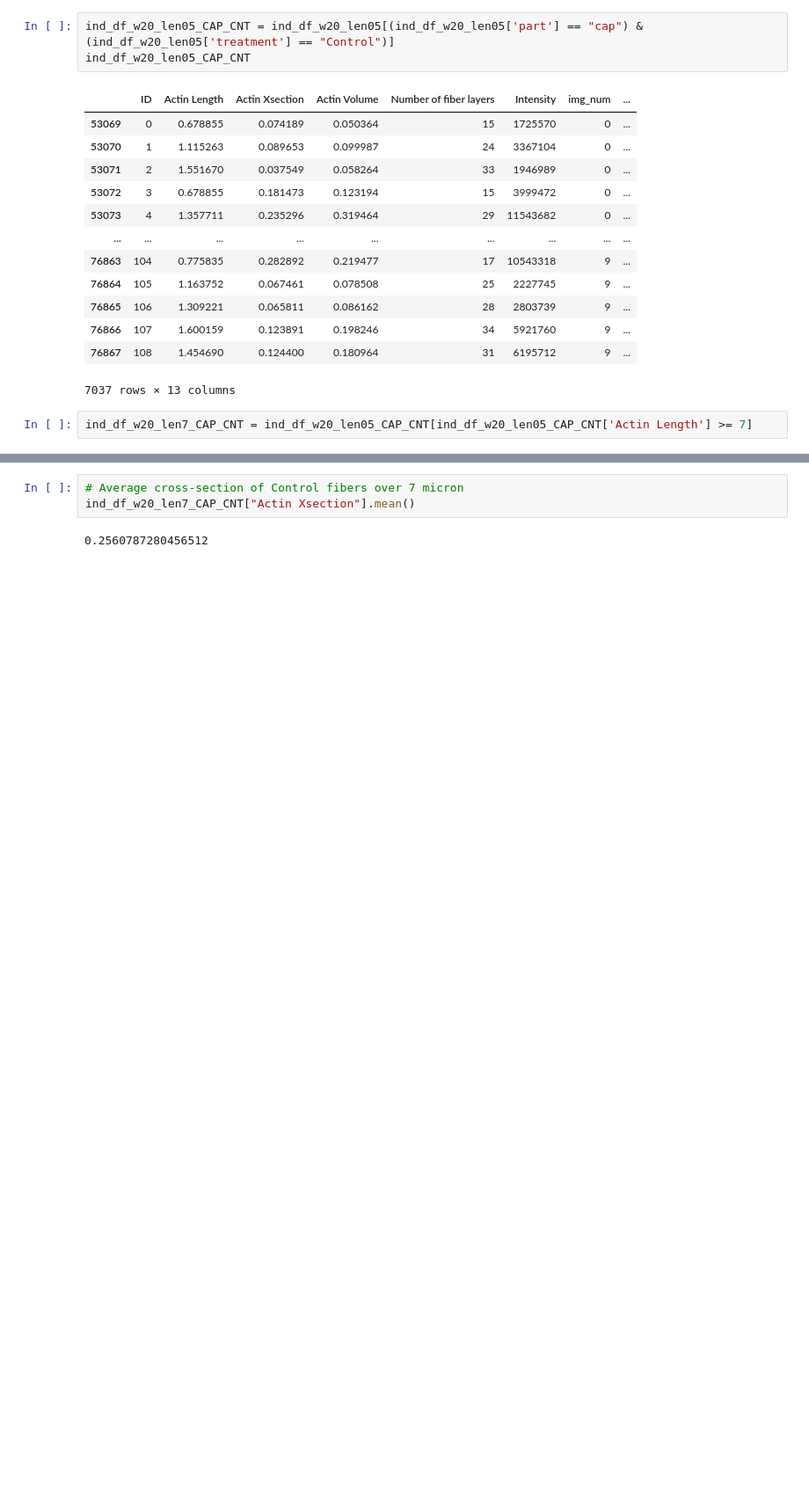
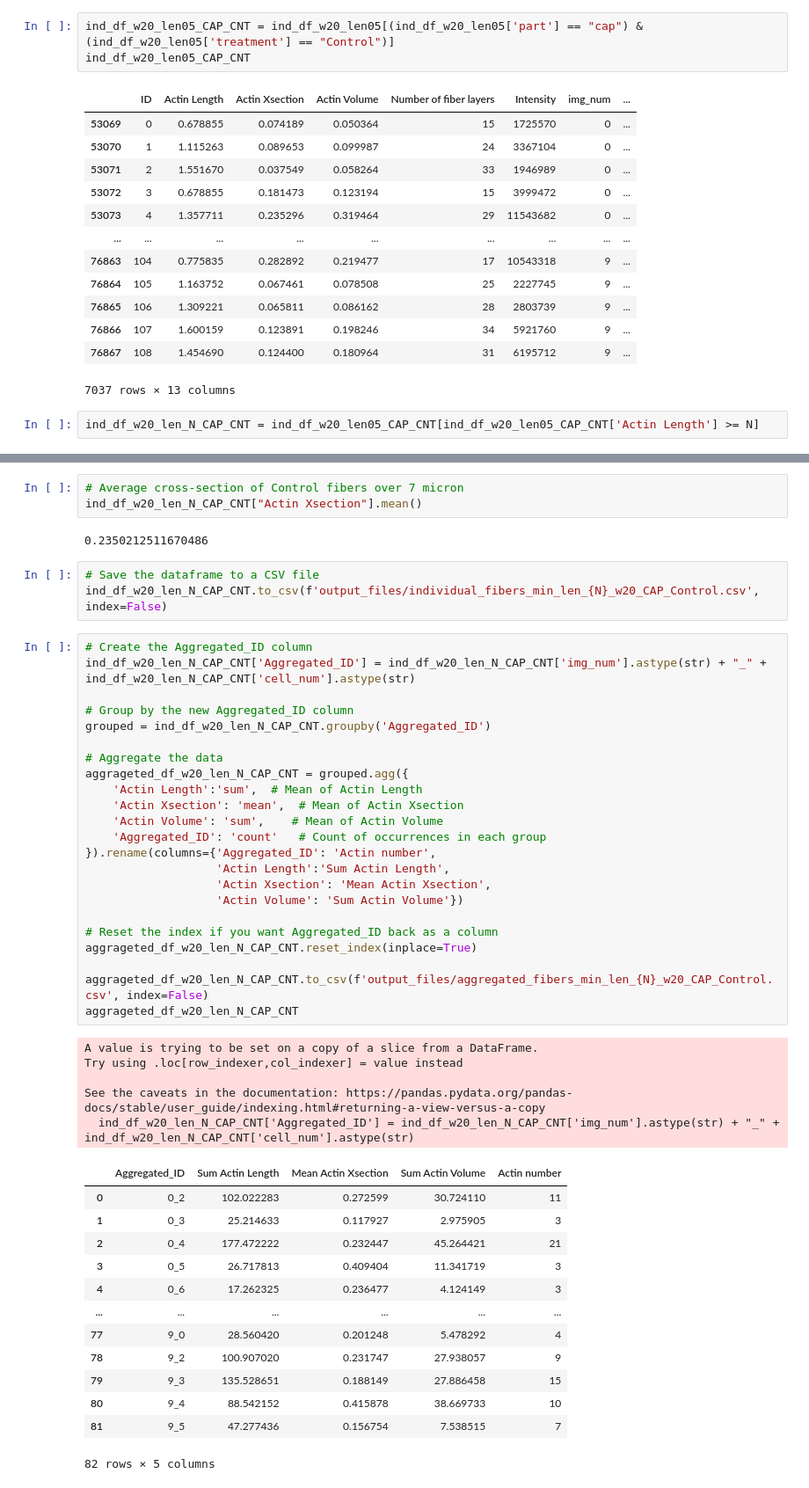
Before and after one commit to mal-boisestate/afilament, a Jupyter notebook: utils/2023.02.14_LIV_Experiment_w20_min-len_0.5_stat_analysis.ipynb, the cells around one changed output, grey strips where cells are left out. Shown at 88% size. Cells and saved outputs as stored; diff of their text form; blank space fills up the shorter version.

```diff
--- a/utils/2023.02.14_LIV_Experiment_w20_min-len_0.5_stat_analysis.ipynb
+++ b/utils/2023.02.14_LIV_Experiment_w20_min-len_0.5_stat_analysis.ipynb
@@ -844,6 +891,6 @@ ind_df_w20_len05_CAP_CNT
 | 76867 | 108 | 1.454690 | 0.124400 | 0.180964 | 31 | 6195712 | 9 | ... |
 7037 rows × 13 columns
 # %%
-ind_df_w20_len7_CAP_CNT = ind_df_w20_len05_CAP_CNT[ind_df_w20_len05_CAP_CNT['Actin Length'] >= 7]
+ind_df_w20_len_N_CAP_CNT = ind_df_w20_len05_CAP_CNT[ind_df_w20_len05_CAP_CNT['Actin Length'] >= N]
 # %%
 # group by 'image_num' and 'cell_num' and count the unique combinations
@@ -863,5 +910,50 @@ unique_combinations_len7_CAP_CNT['count'].sum()/102
 # %%
 # Average cross-section of Control fibers over 7 micron
-ind_df_w20_len7_CAP_CNT["Actin Xsection"].mean()
+ind_df_w20_len_N_CAP_CNT["Actin Xsection"].mean()
 # %% [output]
-0.2560787280456512
+0.2350212511670486
+# %%
+# Save the dataframe to a CSV file
+ind_df_w20_len_N_CAP_CNT.to_csv(f'output_files/individual_fibers_min_len_{N}_w20_CAP_Control.csv', index=False)
+# %%
+# Create the Aggregated_ID column
+ind_df_w20_len_N_CAP_CNT['Aggregated_ID'] = ind_df_w20_len_N_CAP_CNT['img_num'].astype(str) + "_" + ind_df_w20_len_N_CAP_CNT['cell_num'].astype(str)
+
+# Group by the new Aggregated_ID column
+grouped = ind_df_w20_len_N_CAP_CNT.groupby('Aggregated_ID')
+
+# Aggregate the data
+aggrageted_df_w20_len_N_CAP_CNT = grouped.agg({
+    'Actin Length':'sum',  # Mean of Actin Length
+    'Actin Xsection': 'mean',  # Mean of Actin Xsection
+    'Actin Volume': 'sum',    # Mean of Actin Volume
+    'Aggregated_ID': 'count'   # Count of occurrences in each group
+}).rename(columns={'Aggregated_ID': 'Actin number',
+                   'Actin Length':'Sum Actin Length',
+                   'Actin Xsection': 'Mean Actin Xsection',
+                   'Actin Volume': 'Sum Actin Volume'})
+
+# Reset the index if you want Aggregated_ID back as a column
+aggrageted_df_w20_len_N_CAP_CNT.reset_index(inplace=True)
+
+aggrageted_df_w20_len_N_CAP_CNT.to_csv(f'output_files/aggregated_fibers_min_len_{N}_w20_CAP_Control.csv', index=False)
+aggrageted_df_w20_len_N_CAP_CNT
+# %% [output]
+A value is trying to be set on a copy of a slice from a DataFrame.
+Try using .loc[row_indexer,col_indexer] = value instead
+
+See the caveats in the documentation: https://pandas.pydata.org/pandas-docs/stable/user_guide/indexing.html#returning-a-view-versus-a-copy
+  ind_df_w20_len_N_CAP_CNT['Aggregated_ID'] = ind_df_w20_len_N_CAP_CNT['img_num'].astype(str) + "_" + ind_df_w20_len_N_CAP_CNT['cell_num'].astype(str)
+|  | Aggregated_ID | Sum Actin Length | Mean Actin Xsection | Sum Actin Volume | Actin number |
+| 0 | 0_2 | 102.022283 | 0.272599 | 30.724110 | 11 |
+| 1 | 0_3 | 25.214633 | 0.117927 | 2.975905 | 3 |
+| 2 | 0_4 | 177.472222 | 0.232447 | 45.264421 | 21 |
+| 3 | 0_5 | 26.717813 | 0.409404 | 11.341719 | 3 |
+| 4 | 0_6 | 17.262325 | 0.236477 | 4.124149 | 3 |
+| ... | ... | ... | ... | ... | ... |
+| 77 | 9_0 | 28.560420 | 0.201248 | 5.478292 | 4 |
+| 78 | 9_2 | 100.907020 | 0.231747 | 27.938057 | 9 |
+| 79 | 9_3 | 135.528651 | 0.188149 | 27.886458 | 15 |
+| 80 | 9_4 | 88.542152 | 0.415878 | 38.669733 | 10 |
+| 81 | 9_5 | 47.277436 | 0.156754 | 7.538515 | 7 |
+82 rows × 5 columns
```
Also changed, not shown: parts of 13 cells of this notebook, 24 other files.
